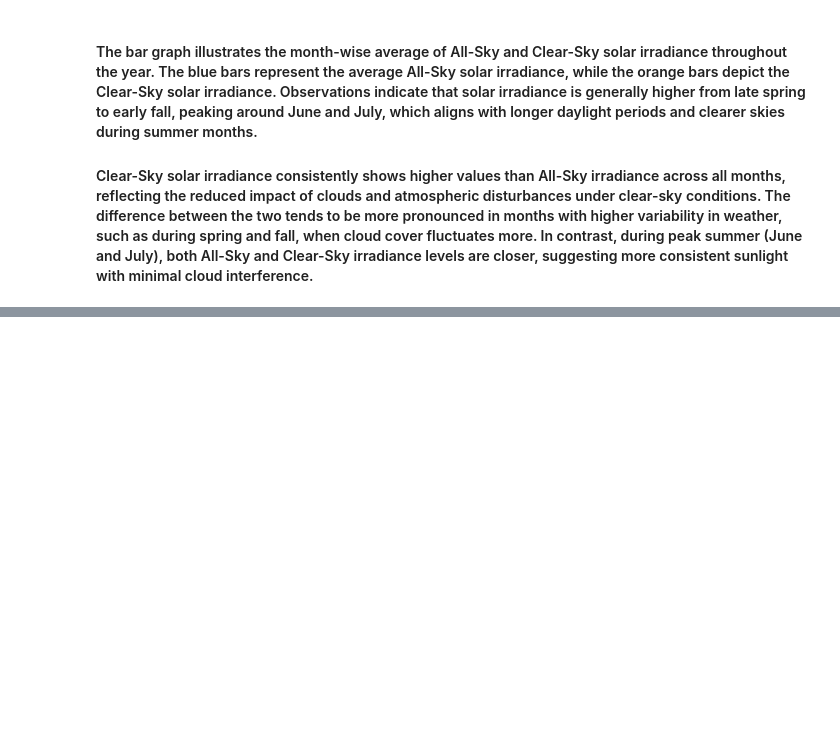
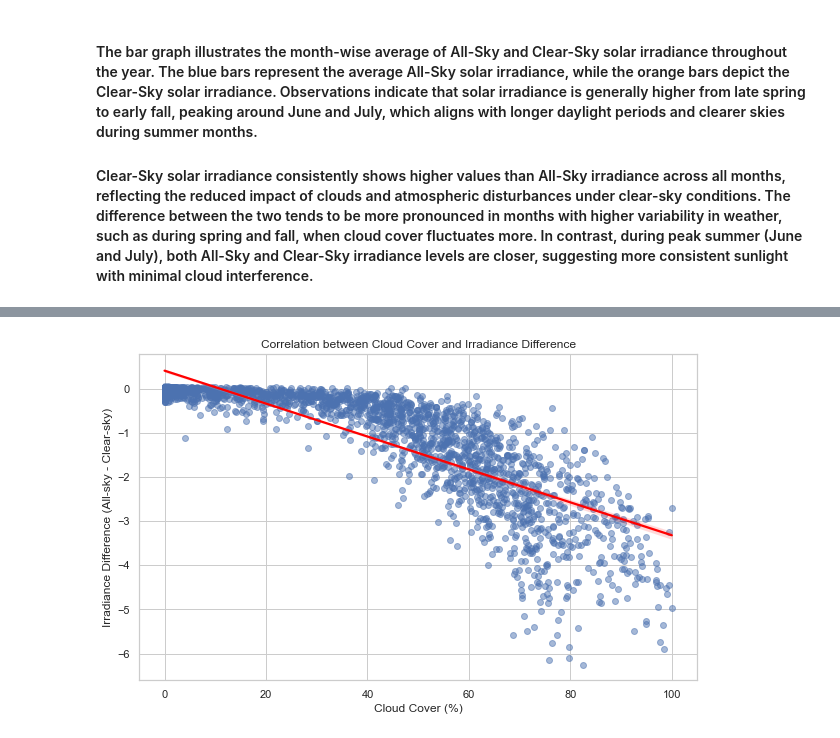
Before and after one commit to BISHAL095/FINAL_PRO, a Jupyter notebook: SOLAR_KOLKATA.ipynb, the cells around one changed output, grey strips where cells are left out. Cells and saved outputs as stored; diff of their text form; code cells hidden in the pictures; blank space fills up the shorter version.

```diff
--- a/SOLAR_KOLKATA.ipynb
+++ b/SOLAR_KOLKATA.ipynb
@@ -219,0 +360,26 @@ plt.show()
+# %%
+import matplotlib.pyplot as plt
+import seaborn as sns
+
+# Set up the plot size and style
+plt.figure(figsize=(10, 6))
+sns.set(style="whitegrid")
+
+# Scatter plot with regression line
+sns.regplot(
+    data=merged_df,
+    x='Cloud Cover',
+    y='irradiance_difference',
+    scatter_kws={'alpha':0.5},
+    line_kws={'color': 'red'}
+)
+
+# Title and labels
+plt.title("Correlation between Cloud Cover and Irradiance Difference")
+plt.xlabel("Cloud Cover (%)")
+plt.ylabel("Irradiance Difference (All-sky - Clear-sky)")
+
+# Display the plot
+plt.show()
+# %% [output]
+[figure, added]
```
Also changed, not shown: parts of 7 cells of this notebook.
